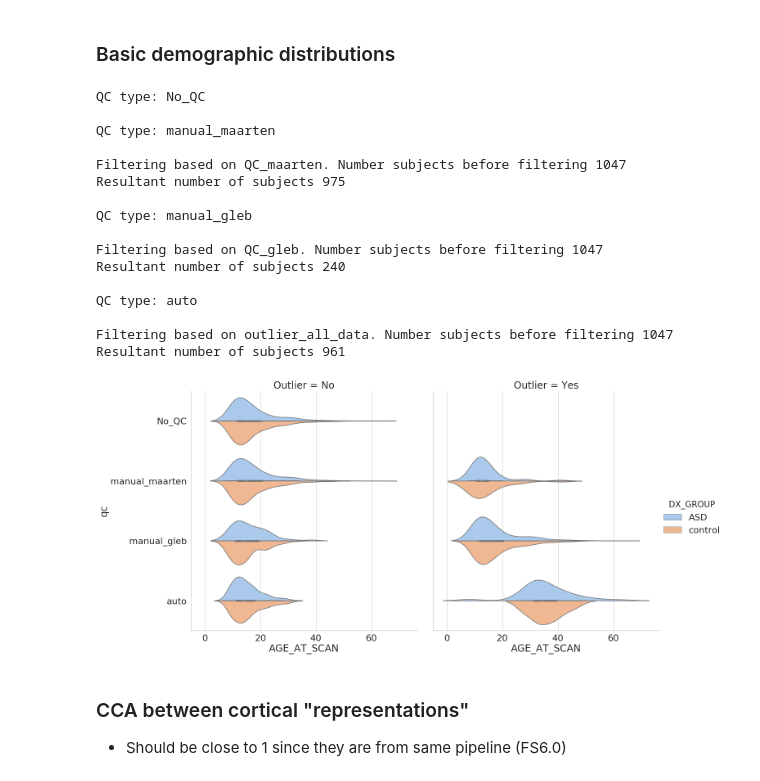
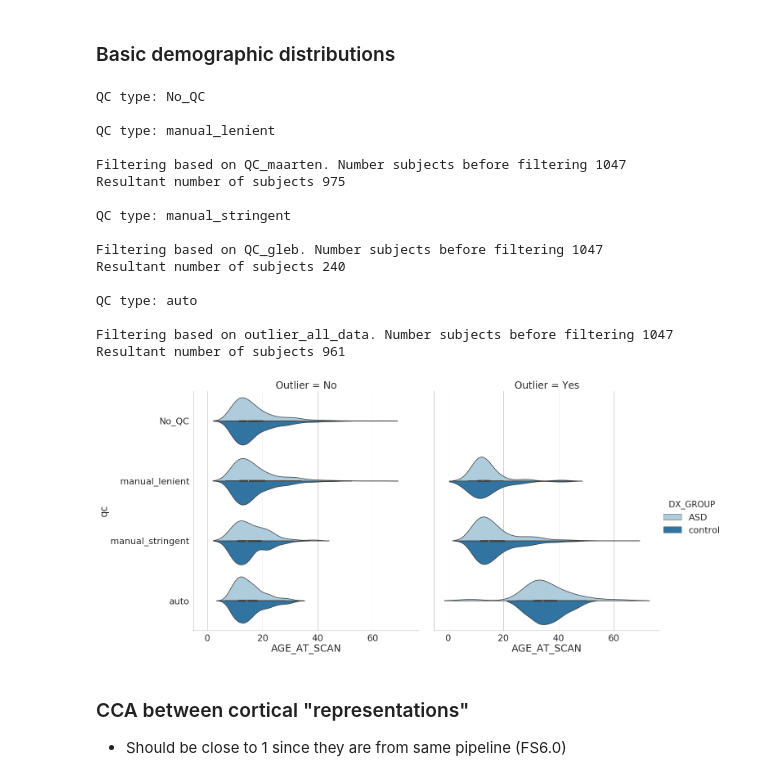
Before and after one commit to neurodatascience/compare-surf-tools, a Jupyter notebook: notebooks/run_atlas_comparisons.ipynb, the cells around one changed output. Drawn from its saved outputs; the diff is of its cells as text; code cells hidden in the pictures.

```diff
--- a/notebooks/run_atlas_comparisons.ipynb
+++ b/notebooks/run_atlas_comparisons.ipynb
@@ -37,8 +37,8 @@ demograph_file = 'ABIDE_Phenotype.csv'
 
 #fs60 all files
 # Thickness
-fs60_aparc_lh_thickness_file = 'lh.aparc.thickness.table.test1'
-fs60_aparc_rh_thickness_file = 'rh.aparc.thickness.table.test1' #34 ROIs
+fs60_DKT_lh_thickness_file = 'DKTatlas_thickness_lh.csv' #'lh.aparc.thickness.table.test1' #'aparc_lh_thickness_table.txt' #'lh.aparc.thickness.table.test1'
+fs60_DKT_rh_thickness_file = 'DKTatlas_thickness_rh.csv' #'rh.aparc.thickness.table.test1' #'aparc_rh_thickness_table.txt' #'rh.aparc.thickness.table.test1'
 fs60_aparc2009_lh_thickness_file = 'lh.aparc.a2009.thickness.table.test1' #74 ROIs per hemi
 fs60_aparc2009_rh_thickness_file = 'rh.aparc.a2009.thickness.table.test1'
 fs60_glasser_lh_thickness_file = 'lh.glasser.thickness.table.test1' #180 ROIs per hemi
@@ -51,9 +51,9 @@ glass_outlier_file = 'glas_outlier_data.csv'
 # %% [markdown]
 ### Workflow configs
 # %%
-atlas_list = ['aparc','aparc.a2009s','aparc.Glasseratlas'] # DK, Destrieux. Glasser
+atlas_list = ['DKTatlas','aparc.a2009s','aparc.Glasseratlas'] # DK, Destrieux. Glasser
 covar_list = ['SEX','AGE_AT_SCAN','DX_GROUP','SITE_ID']
-qc_list = ['No_QC','manual_maarten','manual_gleb','auto']
+qc_list = ['No_QC','manual_lenient','manual_stringent','auto']
 # %% [markdown]
 ### Global Vars
 # %%
@@ -66,13 +66,13 @@ demograph = pd.read_csv(data_dir + demograph_file)
 demograph = demograph.rename(columns={'Subject_ID':subject_ID_col})
 
 # aparc
-aparc = 'aparc'
-fs60_aparc_lh_thickness_data = pd.read_csv(fs60_dir + fs60_aparc_lh_thickness_file, delim_whitespace=True)
-fs60_aparc_rh_thickness_data = pd.read_csv(fs60_dir + fs60_aparc_rh_thickness_file, delim_whitespace=True)
-print('shape of fs60 aparc data l: {}, r: {}'.format(fs60_aparc_lh_thickness_data.shape,fs60_aparc_rh_thickness_data.shape))
-fs60_aparc_thickness_data_std = standardize_fs60_data(fs60_aparc_lh_thickness_data,
-                                                      fs60_aparc_rh_thickness_data, subject_ID_col, aparc)
-print('shape of stdized fs60 aparc data {}'.format(fs60_aparc_thickness_data_std.shape))
+aparc = 'aparc.DKTatlas'
+fs60_DKT_lh_thickness_data = pd.read_csv(fs60_dir + fs60_DKT_lh_thickness_file, delim_whitespace=True)
+fs60_DKT_rh_thickness_data = pd.read_csv(fs60_dir + fs60_DKT_rh_thickness_file, delim_whitespace=True)
+print('shape of fs60 aparc data l: {}, r: {}'.format(fs60_DKT_lh_thickness_data.shape,fs60_DKT_rh_thickness_data.shape))
+fs60_DKT_thickness_data_std = standardize_fs60_data(fs60_DKT_lh_thickness_data,
+                                                      fs60_DKT_rh_thickness_data, subject_ID_col, aparc)
+print('shape of stdized fs60 aparc data {}'.format(fs60_DKT_thickness_data_std.shape))
 
 
 # Destrieux
@@ -108,11 +108,11 @@ shape of stdized fs60 aparc data (1047, 363)
 # %% [markdown]
 ### Create master dataframe
 # %%
-data_dict = {'aparc' : fs60_aparc_thickness_data_std,
+data_dict = {'DKT' : fs60_DKT_thickness_data_std,
             'Destrieux' : fs60_aparc2009_thickness_data_std,
             'Glasser' : fs60_glasser_thickness_data_std}
 
-outlier_file_dict = {'aparc' : aparc_outlier_file,
+outlier_file_dict = {'DKT' : aparc_outlier_file,
             'Destrieux' : destr_outlier_file,
             'Glasser' : glass_outlier_file}
 
@@ -127,7 +127,7 @@ _,useful_demograph[subject_ID_col] = useful_demograph[subject_ID_col].str.rsplit
 # %% [markdown]
 ### Basic demographic distributions
 # %%
-atlas = 'aparc'
+atlas = 'DKT'
 demo_df_concat = pd.DataFrame()
 
 for qc in qc_list:
@@ -137,10 +137,10 @@ for qc in qc_list:
         filtered_df = parc_df
 
     else:
-        if qc == 'manual_maarten':
+        if qc == 'manual_lenient':
             qc_df = pd.read_csv(qc_dir + 'master_QC_table.csv',dtype={'SubjID': int})
             qc_criterion = ('QC_maarten',[0]) # keep subs
-        elif qc == 'manual_gleb':
+        elif qc == 'manual_stringent':
             qc_df = pd.read_csv(qc_dir + 'master_QC_table.csv',dtype={'SubjID': int})
             qc_criterion = ('QC_gleb',['1','-+1']) # keep subs
         elif qc == 'auto':
@@ -159,37 +159,37 @@ for qc in qc_list:
     parc_df = pd.merge(parc_df,useful_demograph,on=subject_ID_col,how='left')
     parc_df['Outlier'] = np.tile('Yes',len(parc_df))
     parc_df.loc[parc_df[subject_ID_col].isin(filtered_subs),'Outlier'] = 'No'
     parc_df['qc'] = np.tile(qc,len(parc_df))
     demo_df_concat = demo_df_concat.append(parc_df[covar_list+['qc','Outlier']])
 
 plot_df = demo_df_concat
 plot_df['DX_GROUP'] = plot_df['DX_GROUP'].replace({0:'control', 1:'ASD'})
 plot_df['SEX'] = plot_df['SEX'].replace({0:'M', 1:'F'})
 
 sns.set(font_scale=2)
 
 with sns.axes_style("whitegrid"):
     sns.catplot(x="AGE_AT_SCAN", y="qc", hue="DX_GROUP", kind="violin", split=True, height=10, aspect=1,
                 col='Outlier',
-                palette="pastel", data=plot_df);
+                palette="Paired", data=plot_df);
 # %% [output]
 QC type: No_QC
 
-QC type: manual_maarten
+QC type: manual_lenient
 
 Filtering based on QC_maarten. Number subjects before filtering 1047
 Resultant number of subjects 975
 
-QC type: manual_gleb
+QC type: manual_stringent
 
 Filtering based on QC_gleb. Number subjects before filtering 1047
 Resultant number of subjects 240
 
 QC type: auto
 
 Filtering based on outlier_all_data. Number subjects before filtering 1047
 Resultant number of subjects 961
-[figure, old version]
+[figure, new version]
 # %% [markdown]
 ### CCA between cortical "representations"
 * Should be close to 1 since they are from same pipeline (FS6.0)
```
Also changed, not shown: parts of 6 cells of this notebook, 4 other files.
